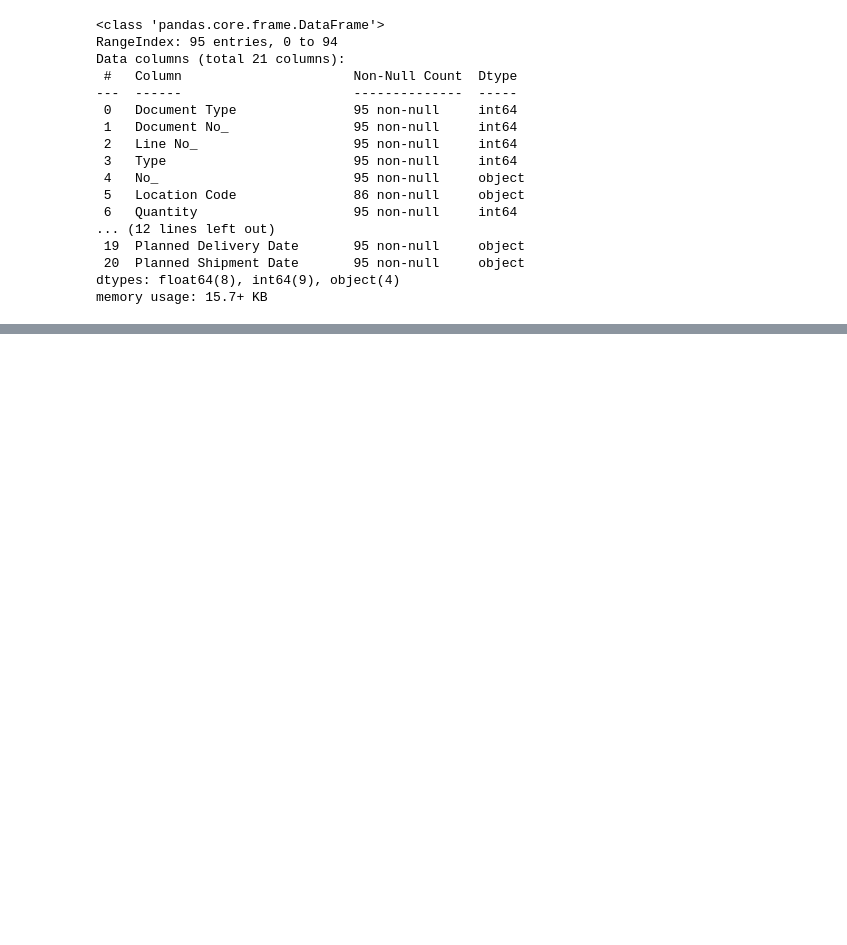
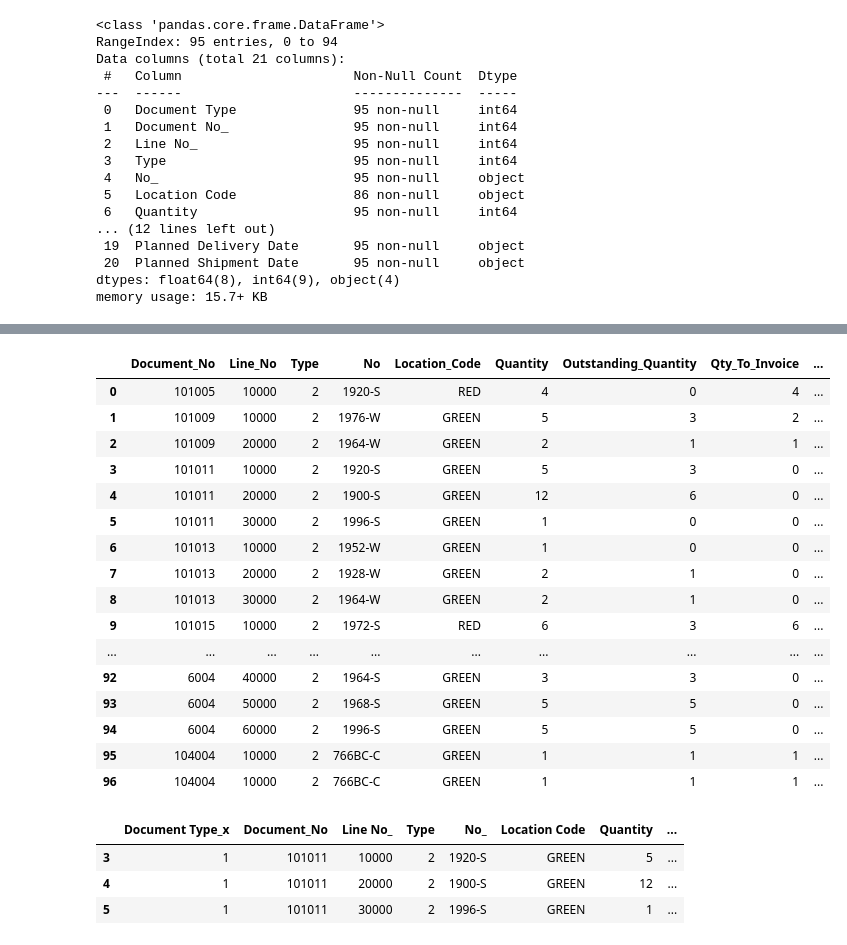
Before and after one commit to htkc777/O2C_DB_ETL, a Jupyter notebook: SalesOrder.ipynb, the cells around one changed output, grey strips where cells are left out. Drawn from its saved outputs; the diff is of its cells as text; code cells hidden in the pictures; blank space fills up the shorter version.

```diff
--- a/SalesOrder.ipynb
+++ b/SalesOrder.ipynb
@@ -159,0 +202,4 @@ memory usage: 15.7+ KB
+# %%
+Left_Join_SL_SH.drop(['Requested Delivery Date'], axis=1,inplace = True)
+# %%
+Left_Join_SL_SH.drop(['Document_Type'], axis=1,inplace = True)
@@ -159,0 +238,2 @@ memory usage: 15.7+ KB
+# %%
+Left_Join_SL_SH['Type'] = Left_Join_SL_SH['Type'].astype('str')
@@ -159,0 +260,10 @@ memory usage: 15.7+ KB
+# %%
+# def condition(type, no):
+#     if '2' in type:
+#         return no
+#     else:
+#         return None
+#if condition for link item
+Left_Join_SL_SH['Link_Item'] = Left_Join_SL_SH.apply(lambda x: x['No'] if x['Type'] == '2' else None, axis=1)
+
+# Left_Join_SL_SH['Link_Item'] = Left_Join_SL_SH.lookup(Left_Join_SL_SH['Type'] == '2', Left_Join_SL_SH['No'])
@@ -159,0 +310,27 @@ memory usage: 15.7+ KB
+# %%
+Left_Join_SL_SH
+# %% [output]
+|  | Document_No | Line_No | Type | No | Location_Code | Quantity | Outstanding_Quantity | Qty_To_Invoice | ... |
+| 0 | 101005 | 10000 | 2 | 1920-S | RED | 4 | 0 | 4 | ... |
+| 1 | 101009 | 10000 | 2 | 1976-W | GREEN | 5 | 3 | 2 | ... |
+| 2 | 101009 | 20000 | 2 | 1964-W | GREEN | 2 | 1 | 1 | ... |
+| 3 | 101011 | 10000 | 2 | 1920-S | GREEN | 5 | 3 | 0 | ... |
+| 4 | 101011 | 20000 | 2 | 1900-S | GREEN | 12 | 6 | 0 | ... |
+| 5 | 101011 | 30000 | 2 | 1996-S | GREEN | 1 | 0 | 0 | ... |
+| 6 | 101013 | 10000 | 2 | 1952-W | GREEN | 1 | 0 | 0 | ... |
+| 7 | 101013 | 20000 | 2 | 1928-W | GREEN | 2 | 1 | 0 | ... |
+| 8 | 101013 | 30000 | 2 | 1964-W | GREEN | 2 | 1 | 0 | ... |
+| 9 | 101015 | 10000 | 2 | 1972-S | RED | 6 | 3 | 6 | ... |
+| ... | ... | ... | ... | ... | ... | ... | ... | ... | ... |
+| 92 | 6004 | 40000 | 2 | 1964-S | GREEN | 3 | 3 | 0 | ... |
+| 93 | 6004 | 50000 | 2 | 1968-S | GREEN | 5 | 5 | 0 | ... |
+| 94 | 6004 | 60000 | 2 | 1996-S | GREEN | 5 | 5 | 0 | ... |
+| 95 | 104004 | 10000 | 2 | 766BC-C | GREEN | 1 | 1 | 1 | ... |
+| 96 | 104004 | 10000 | 2 | 766BC-C | GREEN | 1 | 1 | 1 | ... |
+# %%
+Left_Join_SL_SH.loc[Left_Join_SL_SH['Document_No'] == 101011]
+# %% [output]
+|  | Document Type_x | Document_No | Line No_ | Type | No_ | Location Code | Quantity | ... |
+| 3 | 1 | 101011 | 10000 | 2 | 1920-S | GREEN | 5 | ... |
+| 4 | 1 | 101011 | 20000 | 2 | 1900-S | GREEN | 12 | ... |
+| 5 | 1 | 101011 | 30000 | 2 | 1996-S | GREEN | 1 | ... |
```
Also changed, not shown: parts of 13 cells of this notebook.
